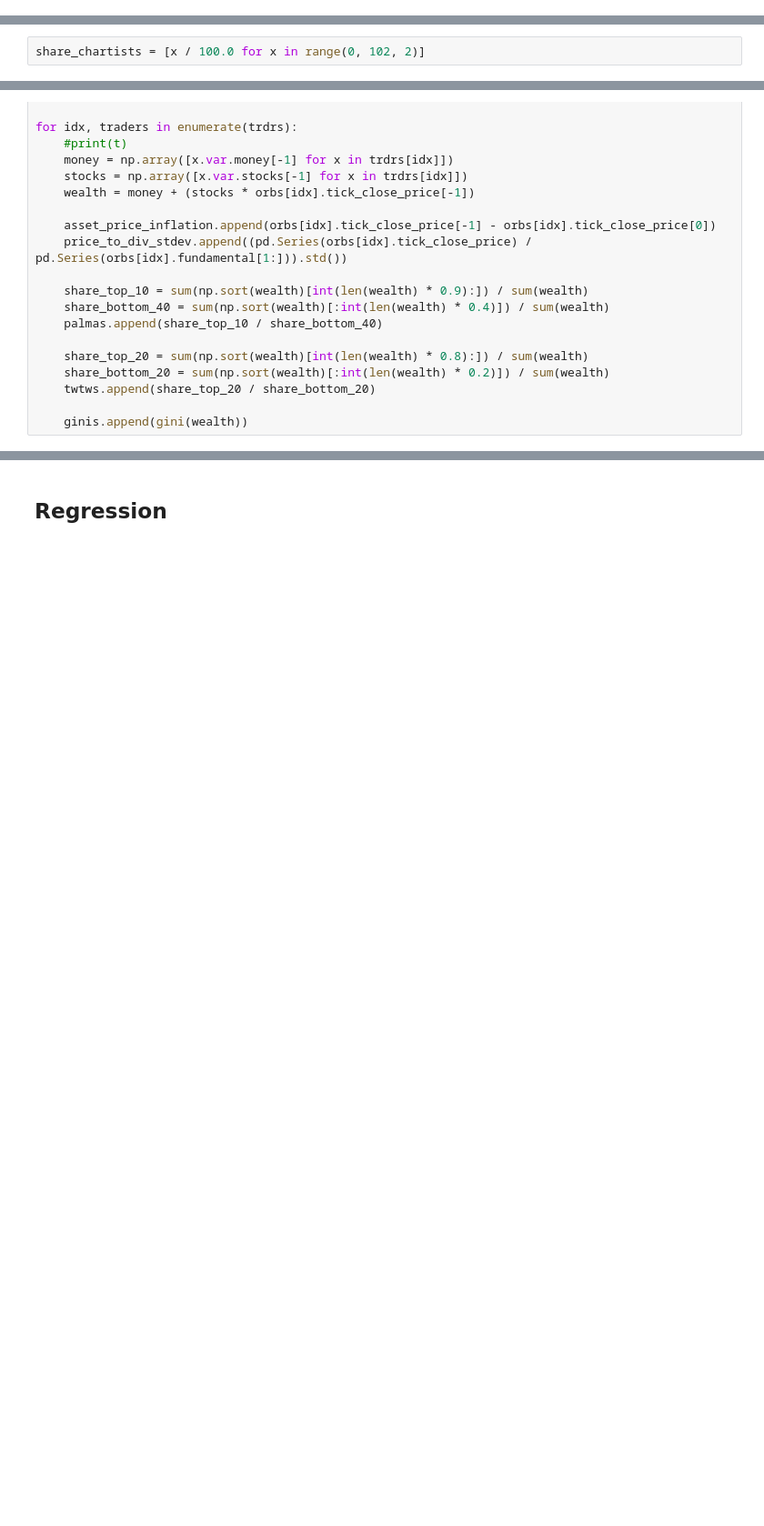
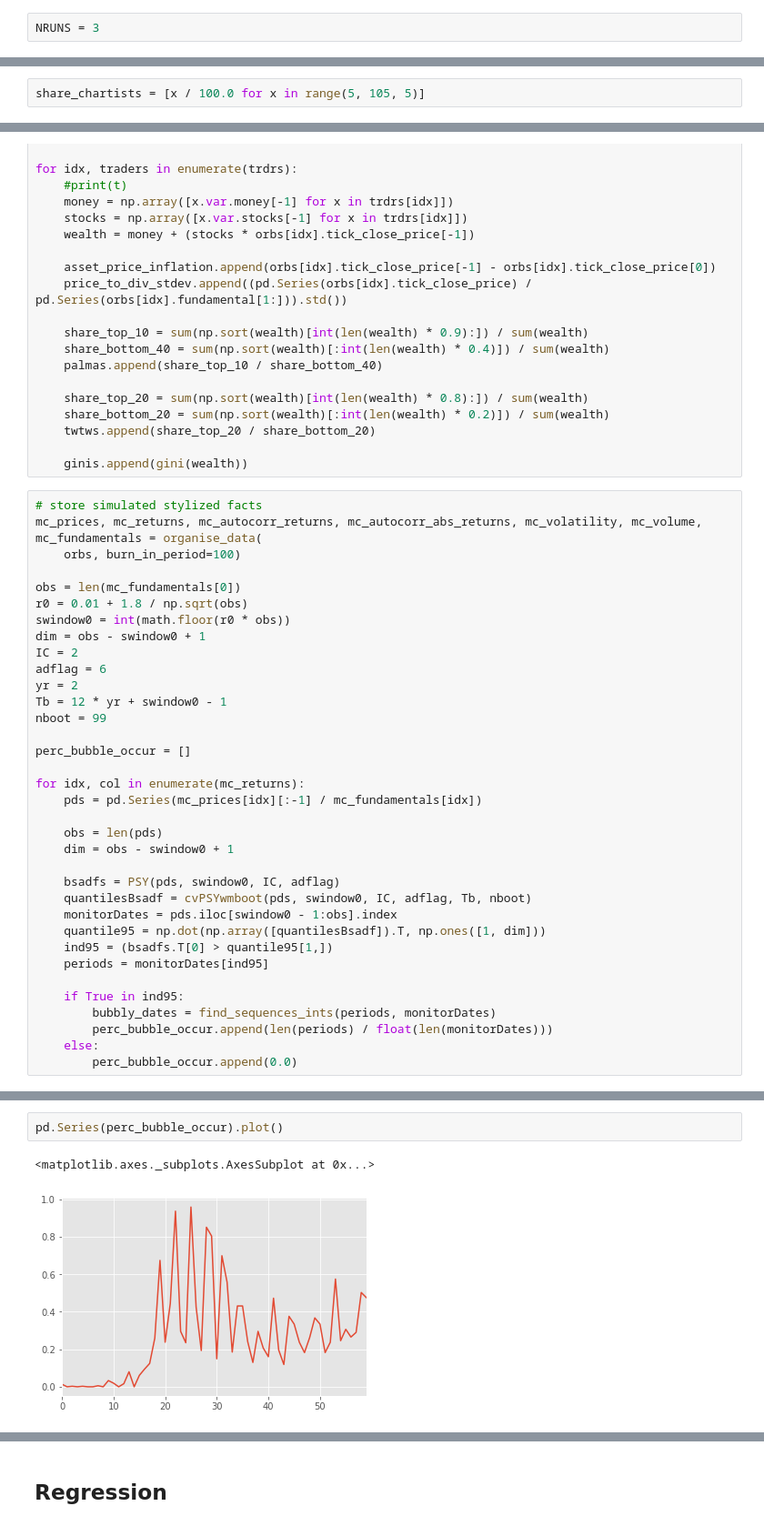
Before and after one commit to joerischasfoort/bubble-inequality, a Jupyter notebook: speculation_experiment.ipynb, the cells around one changed output, grey strips where cells are left out. Shown at 91% size. Cells and saved outputs as stored; diff of their text form; blank space fills up the shorter version.

```diff
--- a/speculation_experiment.ipynb
+++ b/speculation_experiment.ipynb
@@ -38,4 +37,6 @@ params['average_learning_ability'] = 0.0
+# %%
+NRUNS = 3
 # %% [markdown]
 Increment the share of chartists from 0.0 to 100
 # %%
-share_chartists = [x / 100.0 for x in range(0, 102, 2)]
+share_chartists = [x / 100.0 for x in range(5, 105, 5)]
@@ -95,4 +104,39 @@ for idx, traders in enumerate(trdrs):
     twtws.append(share_top_20 / share_bottom_20)
 
     ginis.append(gini(wealth))
+# %%
+# store simulated stylized facts
+mc_prices, mc_returns, mc_autocorr_returns, mc_autocorr_abs_returns, mc_volatility, mc_volume, mc_fundamentals = organise_data(
+    orbs, burn_in_period=100)
+
+obs = len(mc_fundamentals[0])
+r0 = 0.01 + 1.8 / np.sqrt(obs)
+swindow0 = int(math.floor(r0 * obs))
+dim = obs - swindow0 + 1
+IC = 2
+adflag = 6
+yr = 2
+Tb = 12 * yr + swindow0 - 1
+nboot = 99
+
+perc_bubble_occur = []
+
+for idx, col in enumerate(mc_returns):
+    pds = pd.Series(mc_prices[idx][:-1] / mc_fundamentals[idx])
+
+    obs = len(pds)
+    dim = obs - swindow0 + 1
+
+    bsadfs = PSY(pds, swindow0, IC, adflag)
+    quantilesBsadf = cvPSYwmboot(pds, swindow0, IC, adflag, Tb, nboot)
+    monitorDates = pds.iloc[swindow0 - 1:obs].index
+    quantile95 = np.dot(np.array([quantilesBsadf]).T, np.ones([1, dim]))
+    ind95 = (bsadfs.T[0] > quantile95[1,])
+    periods = monitorDates[ind95]
+
+    if True in ind95:
+        bubbly_dates = find_sequences_ints(periods, monitorDates)
+        perc_bubble_occur.append(len(periods) / float(len(monitorDates)))
+    else:
+        perc_bubble_occur.append(0.0)
 # %%
@@ -119,3 +170,8 @@ for ax in [ax1, ax2, ax3]:
+# %%
+pd.Series(perc_bubble_occur).plot()
+# %% [output]
+<matplotlib.axes._subplots.AxesSubplot at 0x...>
+[figure, added]
 # %%
 fig, (ax1, ax2) = plt.subplots(1, 2, figsize=[16,4])
 
```
Also changed, not shown: parts of 10 cells of this notebook, 8 other files.
